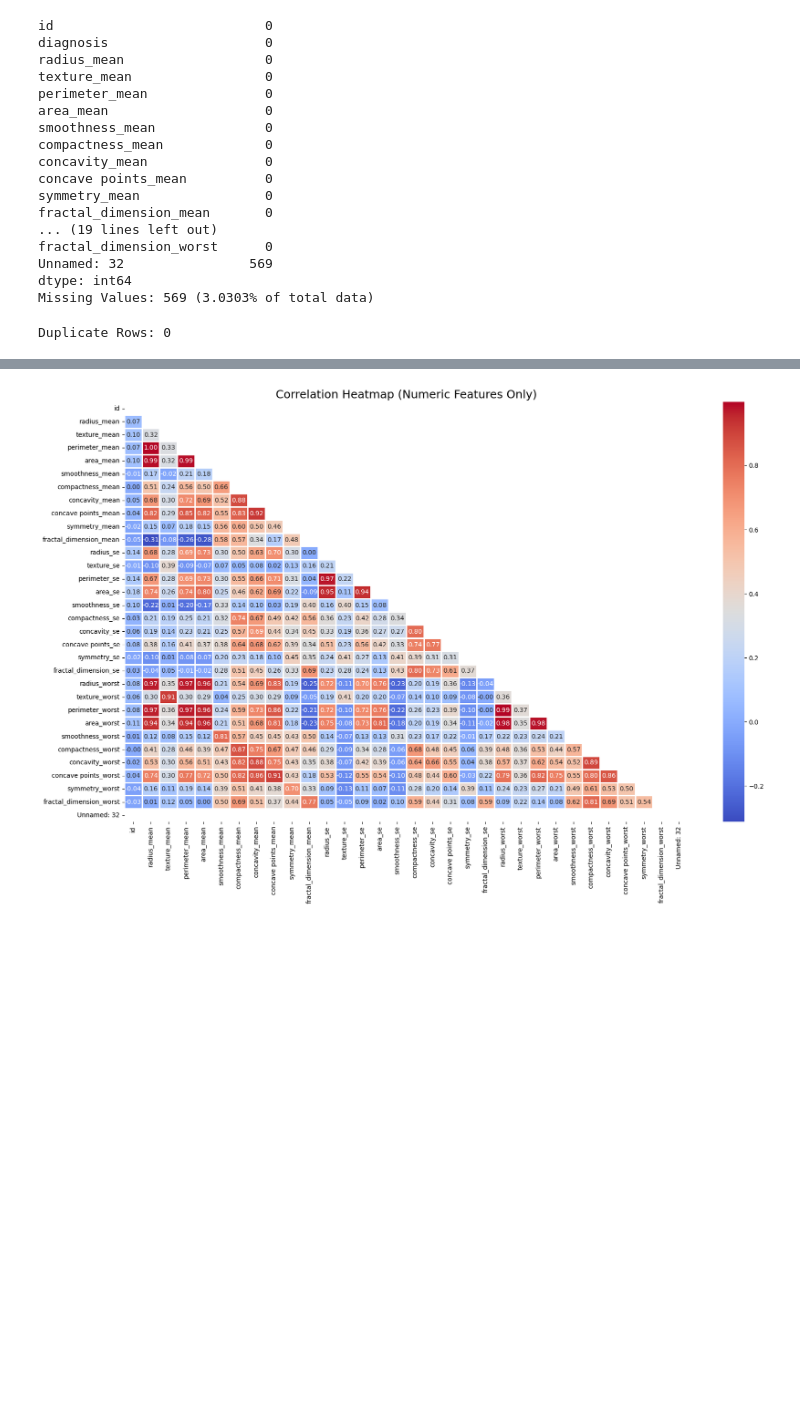
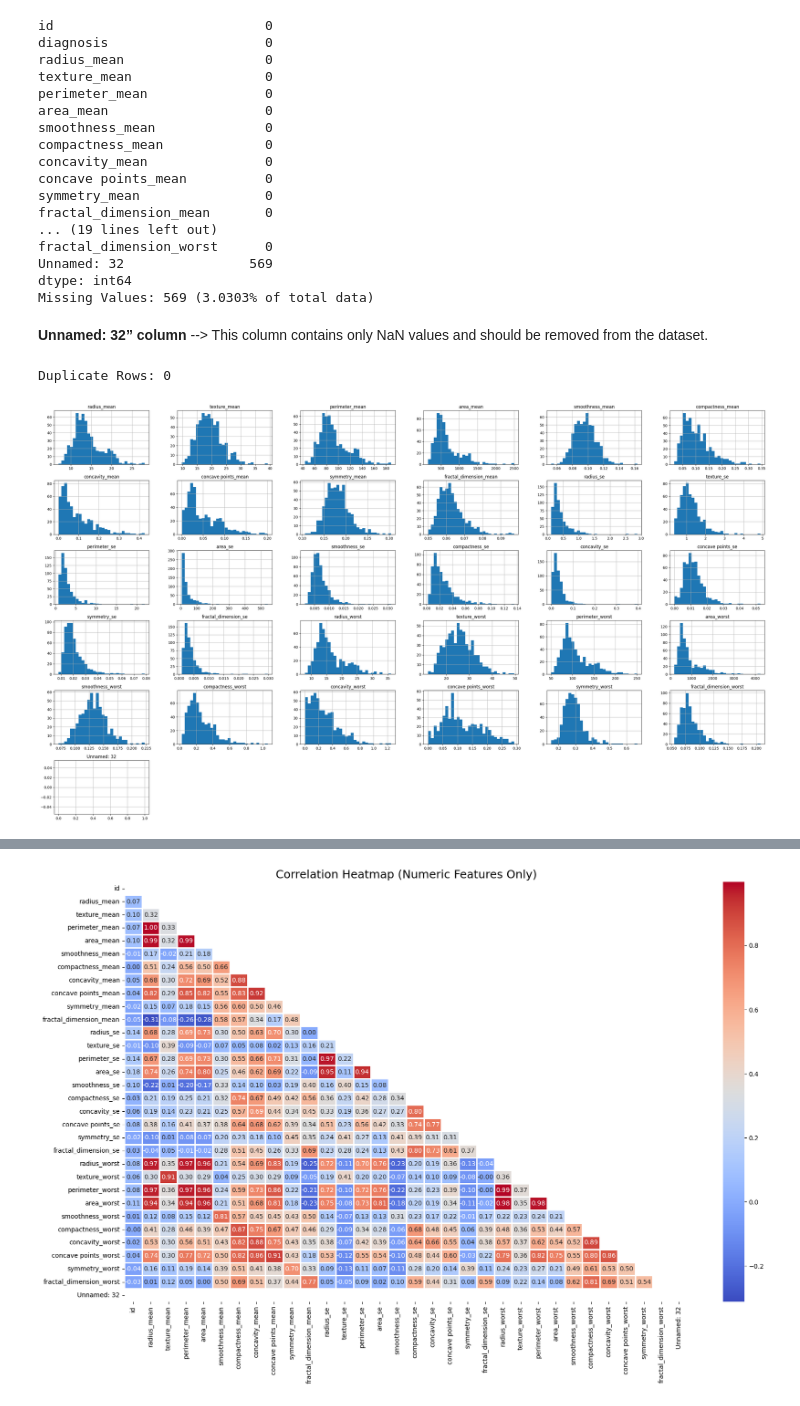
Before and after one commit to eyaguirat10/CoWin-Breast-Cancer-Detection, a Jupyter notebook: Breast_Cancer_Detection--Amal.ipynb, the cells around one changed output, grey strips where cells are left out. Drawn from its saved outputs; the diff is of its cells as text; code cells hidden in the pictures; blank space fills up the shorter version.

```diff
--- a/Breast_Cancer_Detection--Amal.ipynb
+++ b/Breast_Cancer_Detection--Amal.ipynb
@@ -194,8 +156,14 @@ fractal_dimension_worst      0
 Unnamed: 32                569
 dtype: int64
 Missing Values: 569 (3.0303% of total data)
+# %% [markdown]
+**Unnamed: 32” column**  --> This column contains only NaN values and should be removed from the dataset.
 # %%
 duplicates = df.duplicated().sum()
 print(f"Duplicate Rows: {duplicates}")
 # %% [output]
 Duplicate Rows: 0
+# %%
+df.drop(['id'], axis=1, errors='ignore').hist(figsize=(35,20), bins=30);
+# %% [output]
+[figure, added]
```
Also changed, not shown: parts of 17 cells of this notebook.
